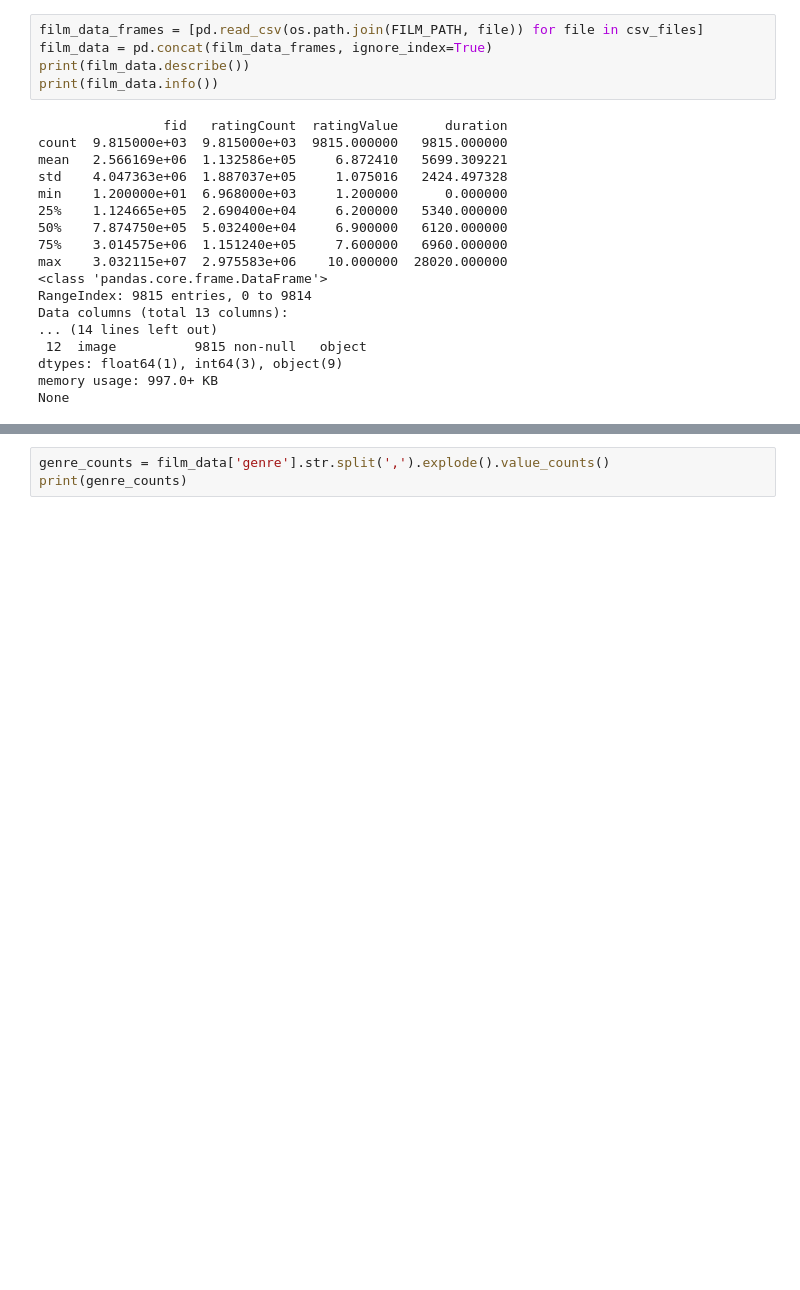
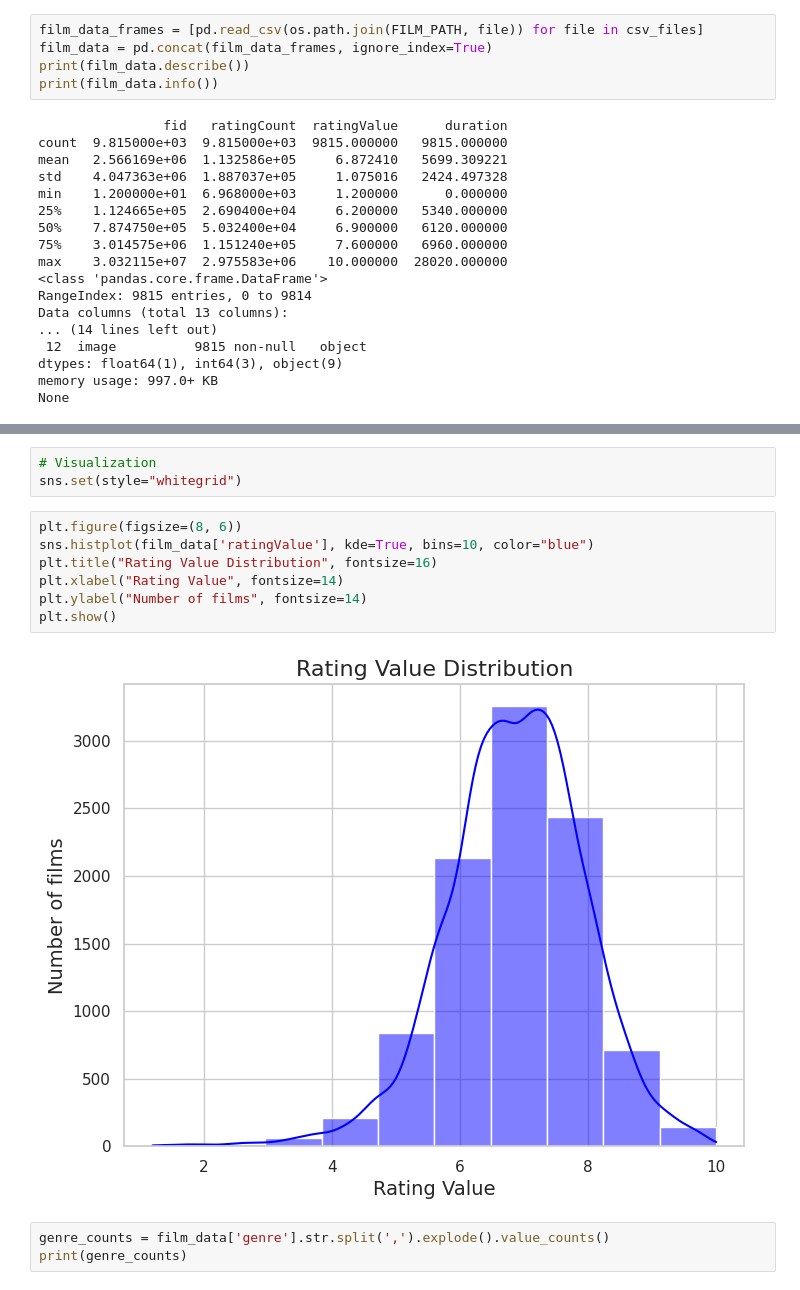
Before and after one commit to thanh309/film-finder, a Jupyter notebook: code/EDA_VIsual.ipynb, the cells around one changed output, grey strips where cells are left out. Saved outputs shown, nothing was run; the diff lists cells and outputs as text; blank space fills up the shorter version.

```diff
--- a/code/EDA_VIsual.ipynb
+++ b/code/EDA_VIsual.ipynb
@@ -65,3 +64,15 @@ dtype: int64
+# %%
+# Visualization
+sns.set(style="whitegrid")
+# %%
+plt.figure(figsize=(8, 6))
+sns.histplot(film_data['ratingValue'], kde=True, bins=10, color="blue")
+plt.title("Rating Value Distribution", fontsize=16)
+plt.xlabel("Rating Value", fontsize=14)
+plt.ylabel("Number of films", fontsize=14)
+plt.show()
+# %% [output]
+[figure, added]
 # %%
 genre_counts = film_data['genre'].str.split(',').explode().value_counts()
 print(genre_counts)
```
Also changed, not shown: parts of 12 cells of this notebook.
